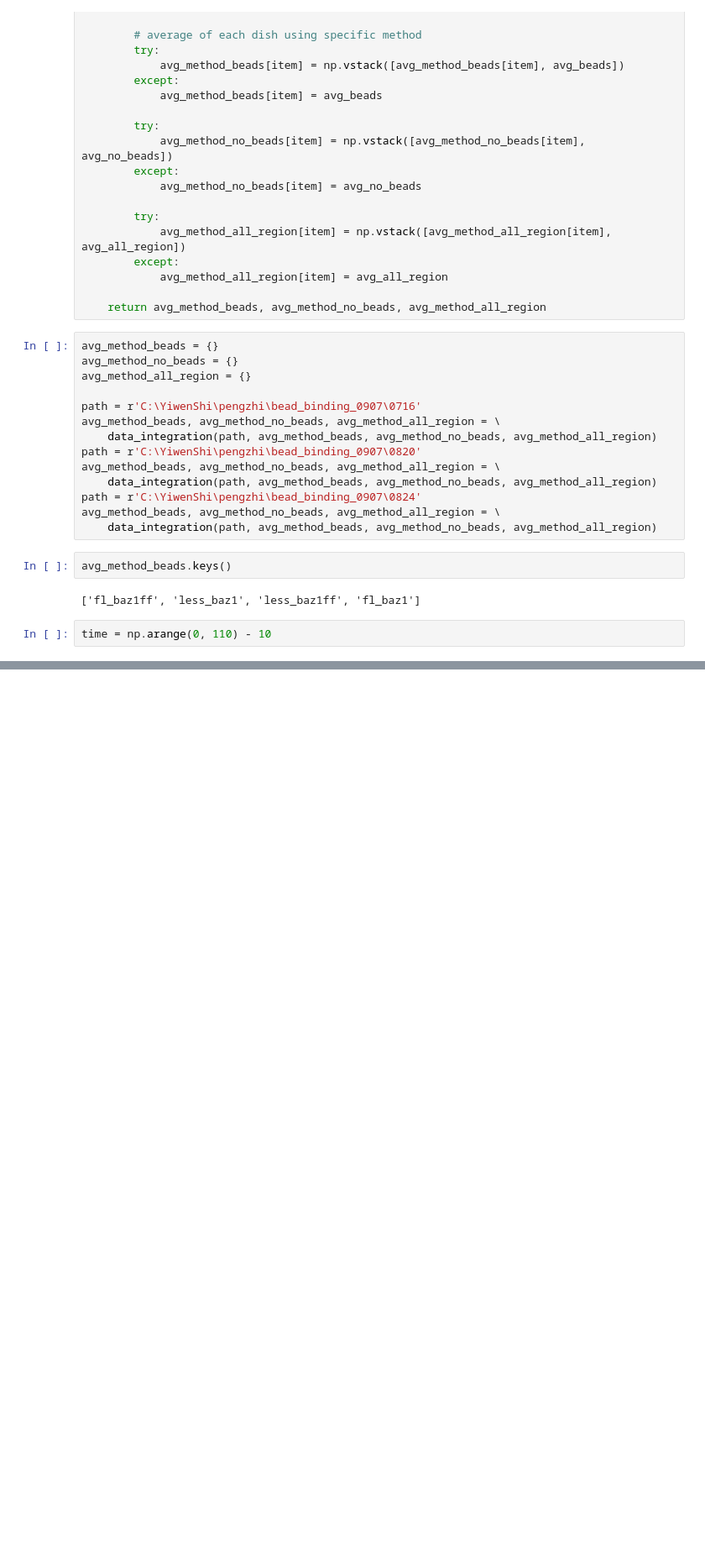
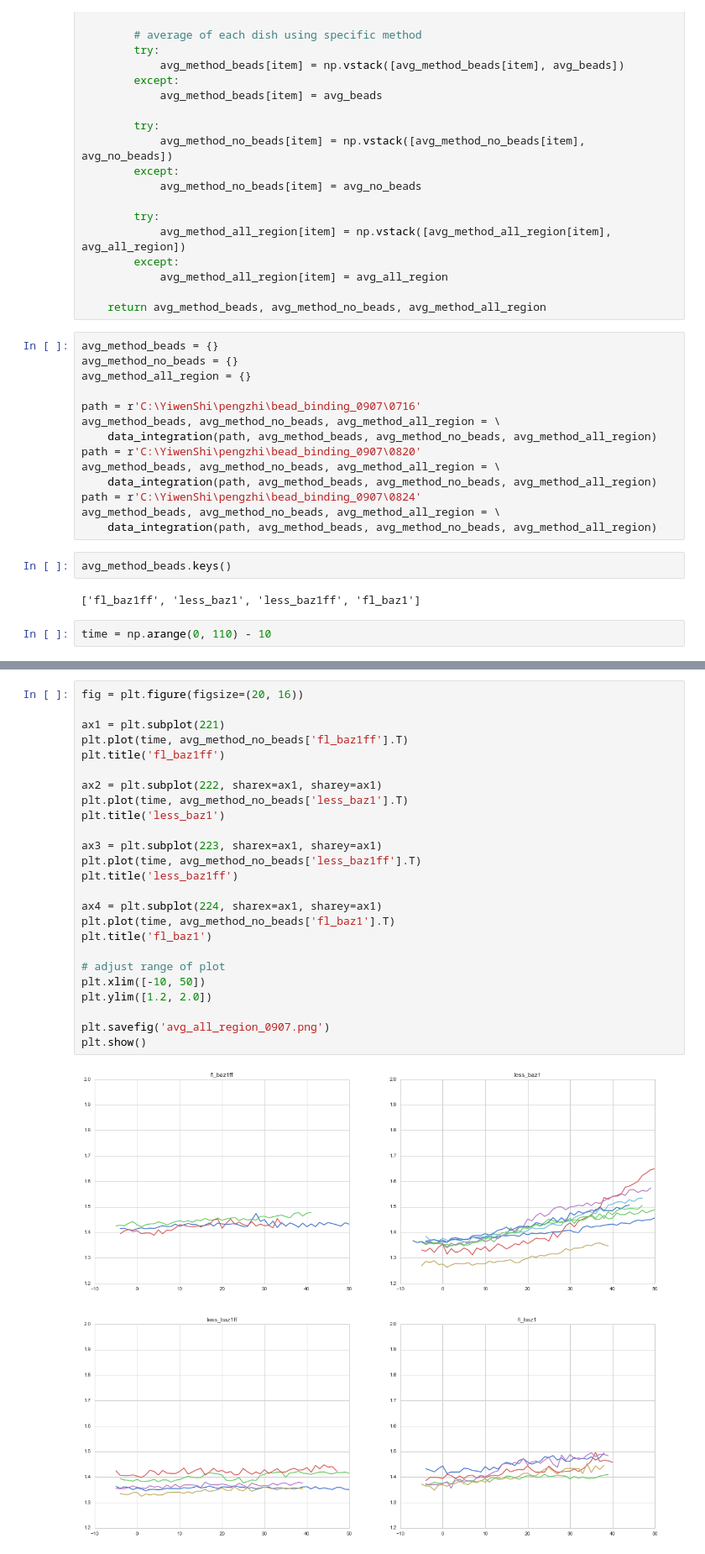
Before and after one commit to Yiwen0201/quant, a Jupyter notebook: data_analysis_plot_test.ipynb, the cells around one changed output, grey strips where cells are left out. Shown at 84% size. Drawn from its saved outputs; the diff is of its cells as text; blank space fills up the shorter version.

```diff
--- a/data_analysis_plot_test.ipynb
+++ b/data_analysis_plot_test.ipynb
@@ -560,0 +589,27 @@ plt.show()
+# %%
+fig = plt.figure(figsize=(20, 16))
+
+ax1 = plt.subplot(221)
+plt.plot(time, avg_method_no_beads['fl_baz1ff'].T)
+plt.title('fl_baz1ff')
+
+ax2 = plt.subplot(222, sharex=ax1, sharey=ax1)
+plt.plot(time, avg_method_no_beads['less_baz1'].T)
+plt.title('less_baz1')
+
+ax3 = plt.subplot(223, sharex=ax1, sharey=ax1)
+plt.plot(time, avg_method_no_beads['less_baz1ff'].T)
+plt.title('less_baz1ff')
+
+ax4 = plt.subplot(224, sharex=ax1, sharey=ax1)
+plt.plot(time, avg_method_no_beads['fl_baz1'].T)
+plt.title('fl_baz1')
+
+# adjust range of plot
+plt.xlim([-10, 50])
+plt.ylim([1.2, 2.0])
+
+plt.savefig('avg_all_region_0907.png')
+plt.show()
+# %% [output]
+[figure, added]
```
Also changed, not shown: parts of 4 cells of this notebook.
